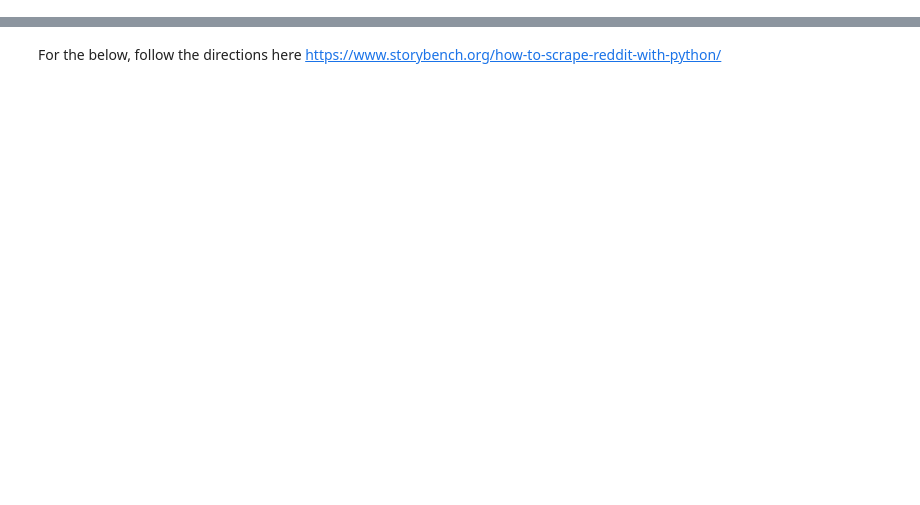
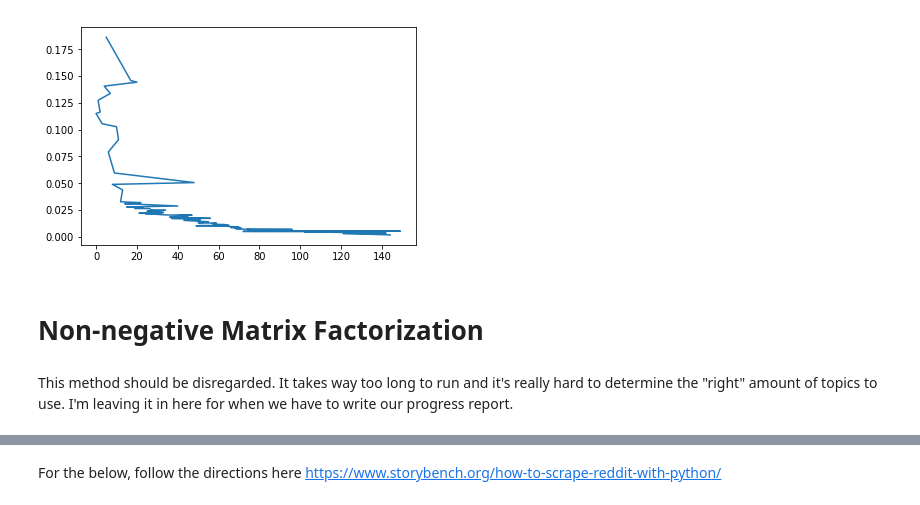
Before and after one commit to CSE6242TEAM135/Nosleep-Recommender-System, a Jupyter notebook: reddit_scraping.ipynb, the cells around one changed output, grey strips where cells are left out. Saved outputs shown, nothing was run; the diff lists cells and outputs as text; code cells hidden in the pictures; blank space fills up the shorter version.

```diff
--- a/reddit_scraping.ipynb
+++ b/reddit_scraping.ipynb
@@ -25,0 +226,9 @@ import matplotlib.pyplot as plt
+# %%
+plt.plot(rangetopics['weight'])
+plt.show()
+# %% [output]
+[figure, added]
+# %% [markdown]
+# Non-negative Matrix Factorization
+# %% [markdown]
+This method should be disregarded. It takes way too long to run and it's really hard to determine the "right" amount of topics to use. I'm leaving it in here for when we have to write our progress report.
```
Also changed, not shown: parts of 49 cells of this notebook, 4 other files.
